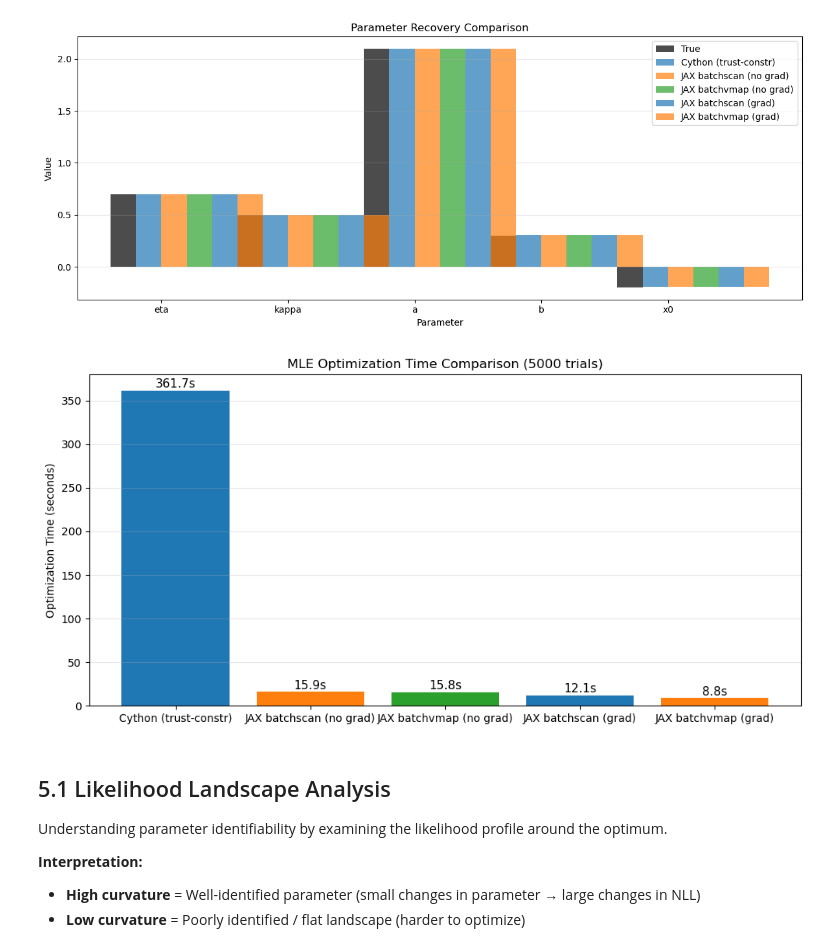
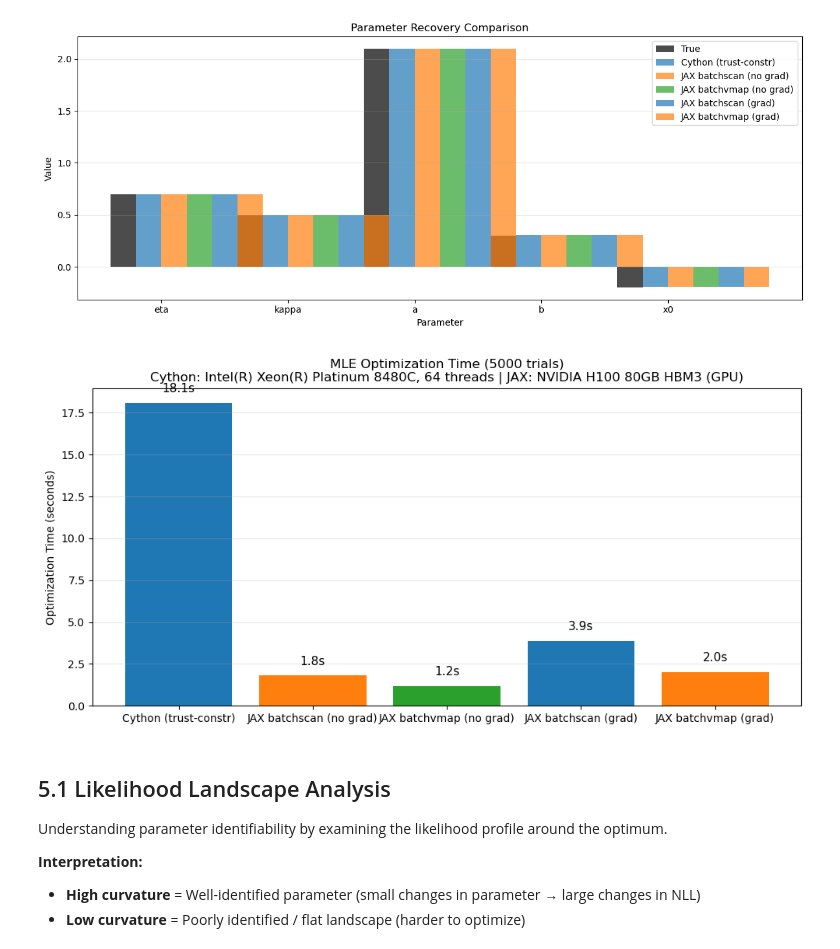
Before and after one commit to RiverFlowsInYou98/efficient-fpt, a Jupyter notebook: examples/example_jax/mle_comparison.ipynb, the cells around one changed output. Drawn from its saved outputs; the diff is of its cells as text; code cells hidden in the pictures.

```diff
--- a/examples/example_jax/mle_comparison.ipynb
+++ b/examples/example_jax/mle_comparison.ipynb
@@ -160,8 +178,11 @@ RUN_JAX_NOGRAD = True  # JAX without gradients
 RUN_JAX_GRAD = True    # JAX with gradients
 
 JAX_USE_REMAT = False           # relevant for gradient workloads
-TRUNC_NUM_JAX = 5               # fixed JAX series truncation used for this demonstration
-TRUNC_NUM_CYTHON = 100          # cython has adaptive stopping
+
+# Shared truncation length — same for Cython and JAX so the comparison is fair.
+# Cython's adaptive early stopping is disabled (threshold=0) at the call site
+# so that both backends compute exactly the same number of series terms.
+TRUNC_NUM = 10
 # %%
 # Try to import the public Cython package surface
 CYTHON_AVAILABLE = False
@@ -209,7 +230,7 @@ common_kwargs = dict(
     d_data=d_data,
     order_mid=30,
     order_last=30,
-    trunc_num=TRUNC_NUM_JAX,
+    trunc_num=TRUNC_NUM,
     use_remat=JAX_USE_REMAT,
 )
 
@@ -700,27 +726,26 @@ plt.show()
 # %%
 # Timing comparison bar chart
 if len(optimization_results) > 0:
     fig, ax = plt.subplots(figsize=(10, 5))
 
     names = list(optimization_results.keys())
     times = [optimization_results[n]['time'] for n in names]
 
     colors = ['#1f77b4', '#ff7f0e', '#2ca02c']
     bars = ax.bar(names, times, color=colors[:len(names)])
 
     ax.set_ylabel('Optimization Time (seconds)')
-    ax.set_title(f'MLE Optimization Time Comparison ({NUM_TRIALS} trials)')
+    ax.set_title(f'MLE Optimization Time ({NUM_TRIALS} trials)\nCython: {cy_hw} | JAX: {jax_hw}')
     ax.grid(True, alpha=0.3, axis='y')
 
-    # Add time labels on bars
     for bar, t in zip(bars, times):
         ax.text(bar.get_x() + bar.get_width()/2, bar.get_height() + 0.5,
                 f'{t:.1f}s', ha='center', va='bottom', fontsize=11)
 
     plt.tight_layout()
     plt.show()
 # %% [output]
-[figure, old version]
+[figure, new version]
 # %% [markdown]
 ## 5.1 Likelihood Landscape Analysis
 
```
Also changed, not shown: parts of 17 cells of this notebook.
